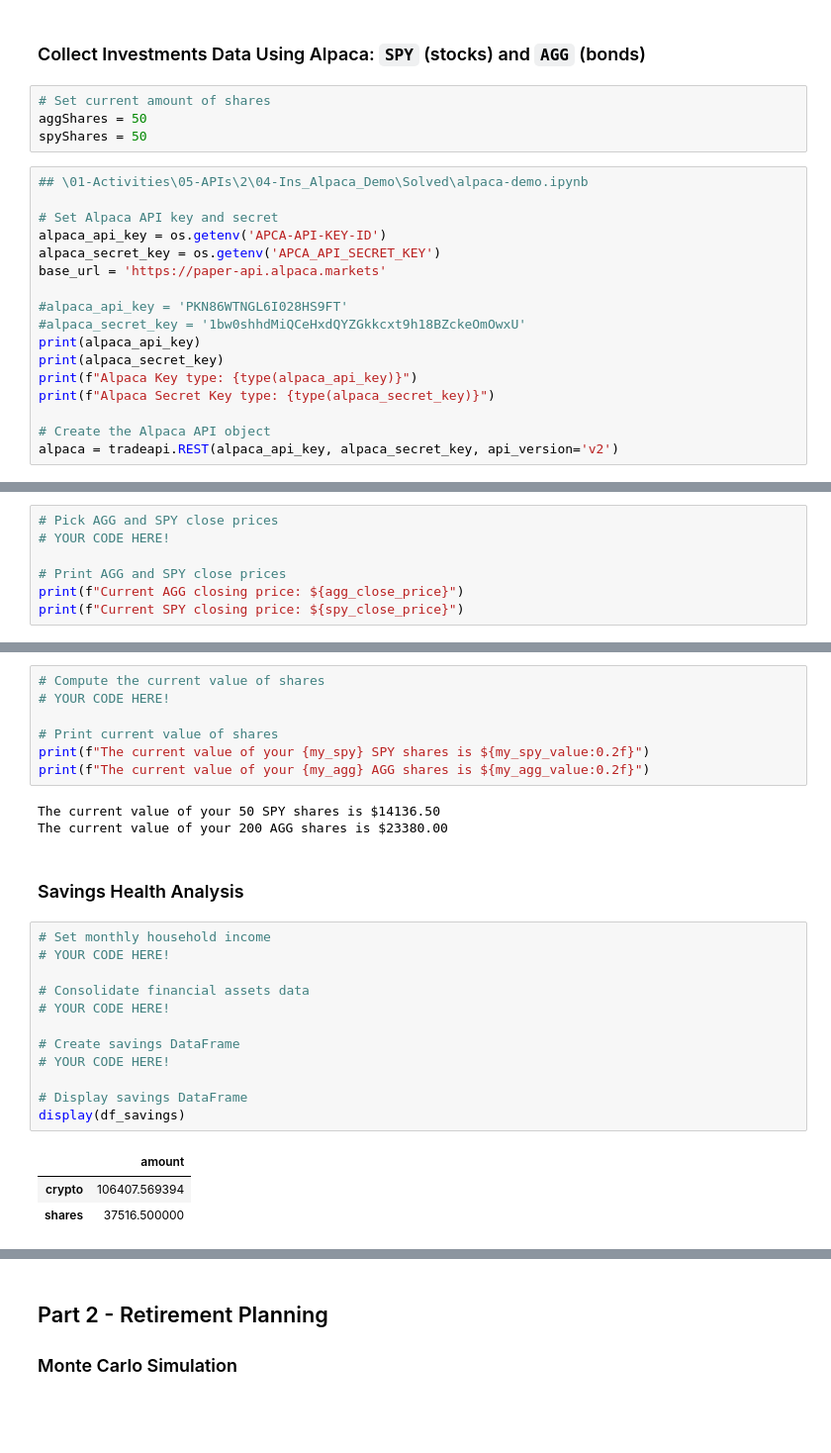
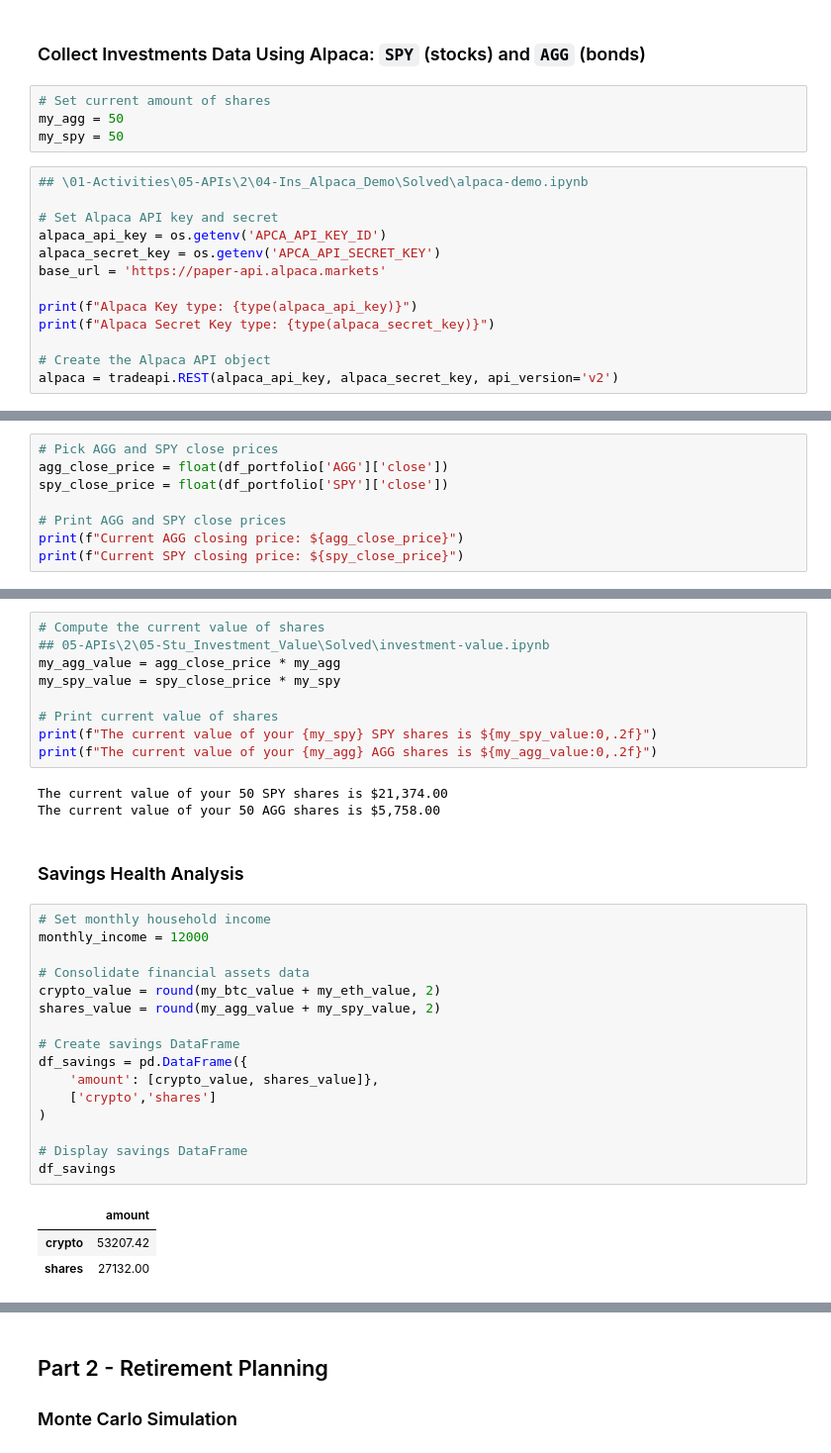
Before and after one commit to salsal3/bcs-hw4-APIs, a Jupyter notebook: Starter_Code/financial-planner.ipynb, the cells around one changed output, grey strips where cells are left out. Shown at 99% size. Cells and saved outputs as stored; diff of their text form; blank space fills up the shorter version.

```diff
--- a/Starter_Code/financial-planner.ipynb
+++ b/Starter_Code/financial-planner.ipynb
@@ -57,20 +57,16 @@ The current value of your 5.3 ETH is $11288.47
 ### Collect Investments Data Using Alpaca: `SPY` (stocks) and `AGG` (bonds)
 # %%
 # Set current amount of shares
-aggShares = 50
-spyShares = 50
+my_agg = 50
+my_spy = 50
 # %%
 ## \01-Activities\05-APIs\2\04-Ins_Alpaca_Demo\Solved\alpaca-demo.ipynb
 
 # Set Alpaca API key and secret
-alpaca_api_key = os.getenv('APCA-API-KEY-ID')
+alpaca_api_key = os.getenv('APCA_API_KEY_ID')
 alpaca_secret_key = os.getenv('APCA_API_SECRET_KEY')
 base_url = 'https://paper-api.alpaca.markets'
 
-#alpaca_api_key = 'PKN86WTNGL6I028HS9FT'
-#alpaca_secret_key = '1bw0shhdMiQCeHxdQYZGkkcxt9h18BZckeOmOwxU'
-print(alpaca_api_key)
-print(alpaca_secret_key)
 print(f"Alpaca Key type: {type(alpaca_api_key)}")
 print(f"Alpaca Secret Key type: {type(alpaca_secret_key)}")
 
@@ -108,6 +105,7 @@ HTTPError: 403 Client Error: Forbidden for url: https://data.alpaca.markets/v1/b
 # %%
 # Pick AGG and SPY close prices
-# YOUR CODE HERE!
+agg_close_price = float(df_portfolio['AGG']['close'])
+spy_close_price = float(df_portfolio['SPY']['close'])
 
 # Print AGG and SPY close prices
 print(f"Current AGG closing price: ${agg_close_price}")
@@ -118,28 +116,34 @@ Current SPY closing price: $282.73
 # %%
 # Compute the current value of shares
-# YOUR CODE HERE!
+## 05-APIs\2\05-Stu_Investment_Value\Solved\investment-value.ipynb
+my_agg_value = agg_close_price * my_agg
+my_spy_value = spy_close_price * my_spy
 
 # Print current value of shares
-print(f"The current value of your {my_spy} SPY shares is ${my_spy_value:0.2f}")
-print(f"The current value of your {my_agg} AGG shares is ${my_agg_value:0.2f}")
+print(f"The current value of your {my_spy} SPY shares is ${my_spy_value:0,.2f}")
+print(f"The current value of your {my_agg} AGG shares is ${my_agg_value:0,.2f}")
 # %% [output]
-The current value of your 50 SPY shares is $14136.50
-The current value of your 200 AGG shares is $23380.00
+The current value of your 50 SPY shares is $21,374.00
+The current value of your 50 AGG shares is $5,758.00
 # %% [markdown]
 ### Savings Health Analysis
 # %%
 # Set monthly household income
-# YOUR CODE HERE!
+monthly_income = 12000
 
 # Consolidate financial assets data
-# YOUR CODE HERE!
+crypto_value = round(my_btc_value + my_eth_value, 2)
+shares_value = round(my_agg_value + my_spy_value, 2)
 
 # Create savings DataFrame
-# YOUR CODE HERE!
+df_savings = pd.DataFrame({
+    'amount': [crypto_value, shares_value]},
+    ['crypto','shares']
+)
 
 # Display savings DataFrame
-display(df_savings)
+df_savings
 # %% [output]
 |  | amount |
-| crypto | 106407.569394 |
-| shares | 37516.500000 |
+| crypto | 53207.42 |
+| shares | 27132.00 |
```
Also changed, not shown: parts of 9 cells of this notebook, 1 other file.
